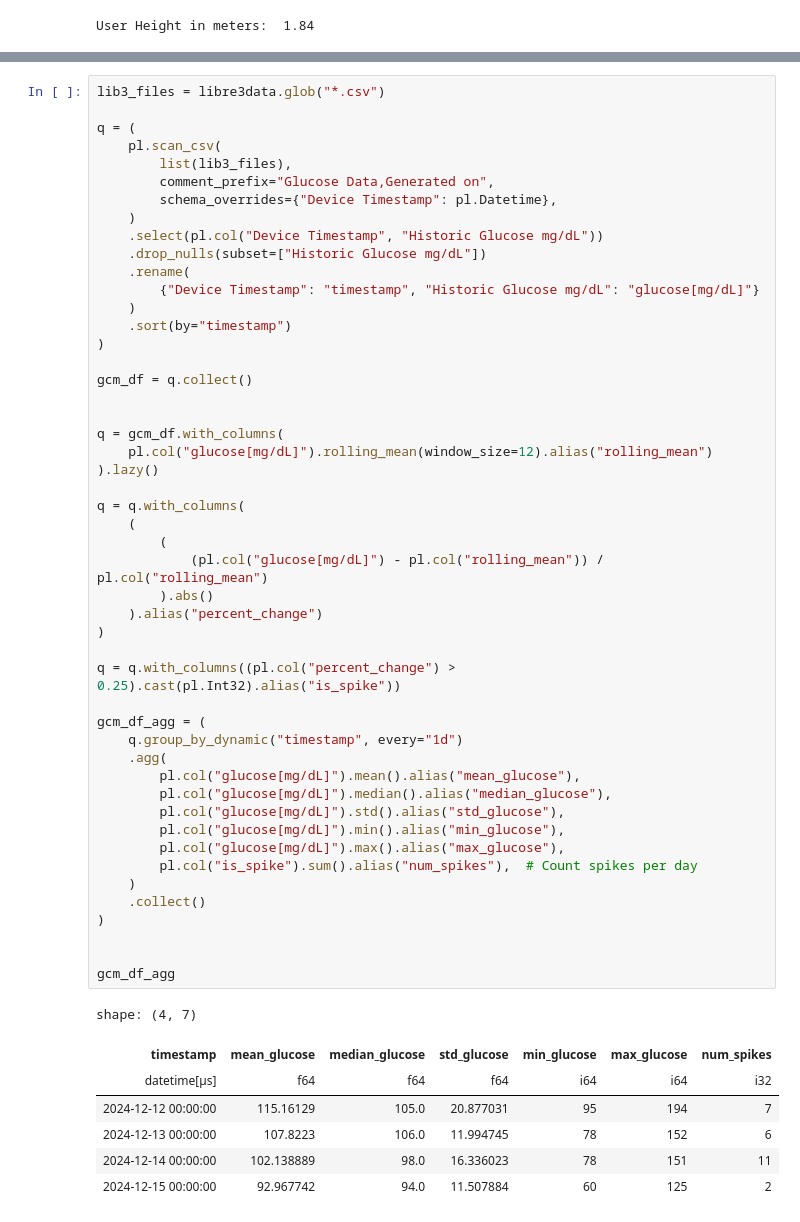
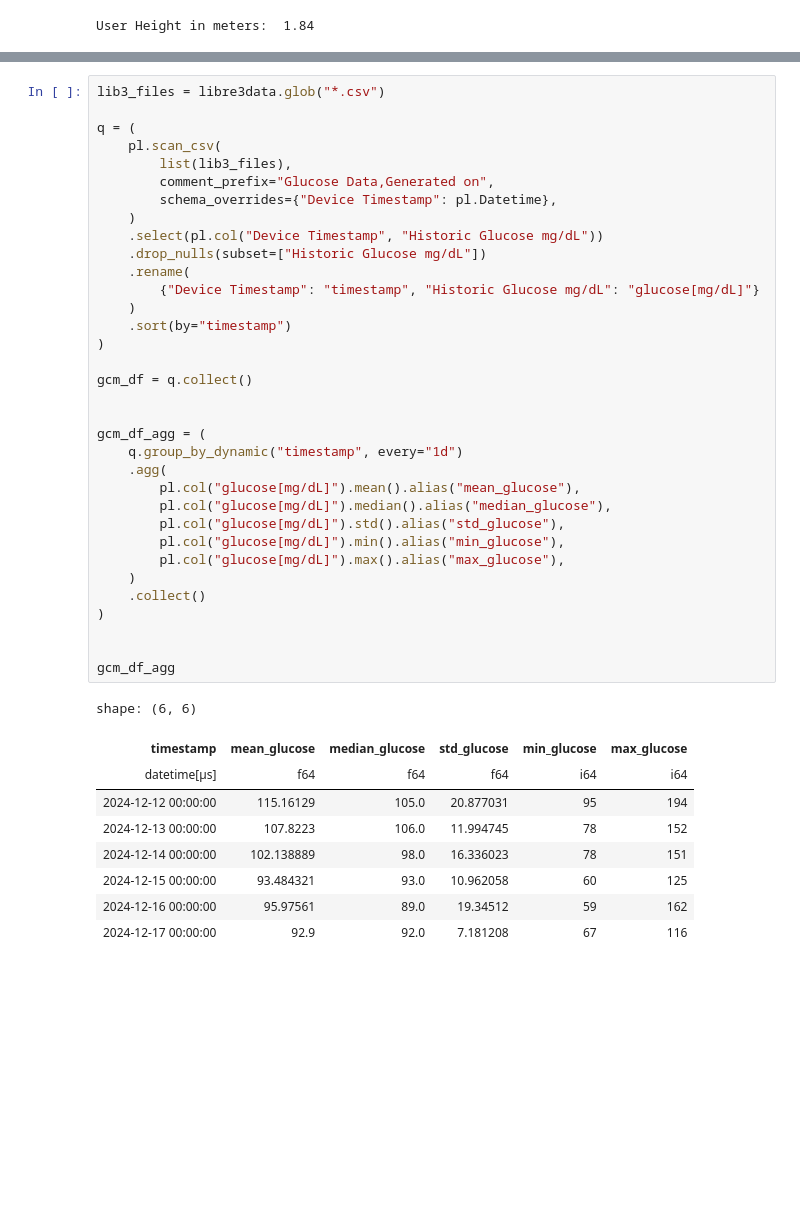
Before and after one commit to roman91DE/fitbitData, a Jupyter notebook: src/main.ipynb, the cells around one changed output, grey strips where cells are left out. Cells and saved outputs as stored; diff of their text form; blank space fills up the shorter version.

```diff
--- a/src/main.ipynb
+++ b/src/main.ipynb
@@ -331,52 +346,39 @@ q = (
         list(lib3_files),
         comment_prefix="Glucose Data,Generated on",
         schema_overrides={"Device Timestamp": pl.Datetime},
     )
     .select(pl.col("Device Timestamp", "Historic Glucose mg/dL"))
     .drop_nulls(subset=["Historic Glucose mg/dL"])
     .rename(
         {"Device Timestamp": "timestamp", "Historic Glucose mg/dL": "glucose[mg/dL]"}
     )
     .sort(by="timestamp")
 )
 
 gcm_df = q.collect()
 
 
-q = gcm_df.with_columns(
-    pl.col("glucose[mg/dL]").rolling_mean(window_size=12).alias("rolling_mean")
-).lazy()
-
-q = q.with_columns(
-    (
-        (
-            (pl.col("glucose[mg/dL]") - pl.col("rolling_mean")) / pl.col("rolling_mean")
-        ).abs()
-    ).alias("percent_change")
-)
-
-q = q.with_columns((pl.col("percent_change") > 0.25).cast(pl.Int32).alias("is_spike"))
-
 gcm_df_agg = (
     q.group_by_dynamic("timestamp", every="1d")
     .agg(
         pl.col("glucose[mg/dL]").mean().alias("mean_glucose"),
         pl.col("glucose[mg/dL]").median().alias("median_glucose"),
         pl.col("glucose[mg/dL]").std().alias("std_glucose"),
         pl.col("glucose[mg/dL]").min().alias("min_glucose"),
         pl.col("glucose[mg/dL]").max().alias("max_glucose"),
-        pl.col("is_spike").sum().alias("num_spikes"),  # Count spikes per day
     )
     .collect()
 )
 
 
 gcm_df_agg
 # %% [output]
-shape: (4, 7)
+shape: (6, 6)
-| timestamp | mean_glucose | median_glucose | std_glucose | min_glucose | max_glucose | num_spikes |
-| datetime[μs] | f64 | f64 | f64 | i64 | i64 | i32 |
-| 2024-12-12 00:00:00 | 115.16129 | 105.0 | 20.877031 | 95 | 194 | 7 |
-| 2024-12-13 00:00:00 | 107.8223 | 106.0 | 11.994745 | 78 | 152 | 6 |
-| 2024-12-14 00:00:00 | 102.138889 | 98.0 | 16.336023 | 78 | 151 | 11 |
-| 2024-12-15 00:00:00 | 92.967742 | 94.0 | 11.507884 | 60 | 125 | 2 |
+| timestamp | mean_glucose | median_glucose | std_glucose | min_glucose | max_glucose |
+| datetime[μs] | f64 | f64 | f64 | i64 | i64 |
+| 2024-12-12 00:00:00 | 115.16129 | 105.0 | 20.877031 | 95 | 194 |
+| 2024-12-13 00:00:00 | 107.8223 | 106.0 | 11.994745 | 78 | 152 |
+| 2024-12-14 00:00:00 | 102.138889 | 98.0 | 16.336023 | 78 | 151 |
+| 2024-12-15 00:00:00 | 93.484321 | 93.0 | 10.962058 | 60 | 125 |
+| 2024-12-16 00:00:00 | 95.97561 | 89.0 | 19.34512 | 59 | 162 |
+| 2024-12-17 00:00:00 | 92.9 | 92.0 | 7.181208 | 67 | 116 |
```
Also changed, not shown: parts of 13 cells of this notebook.
